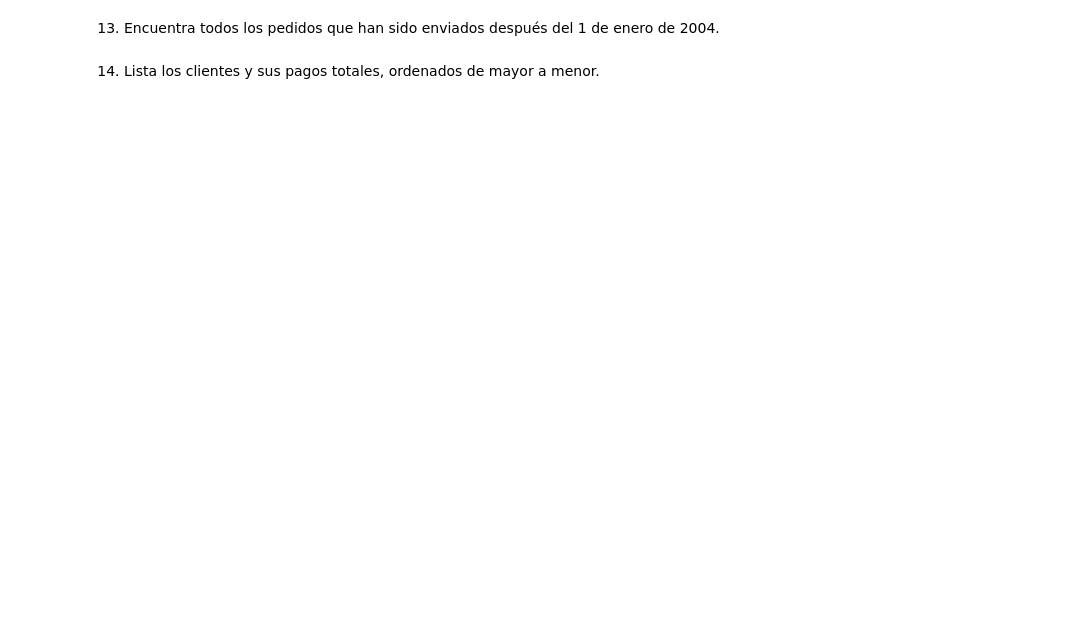
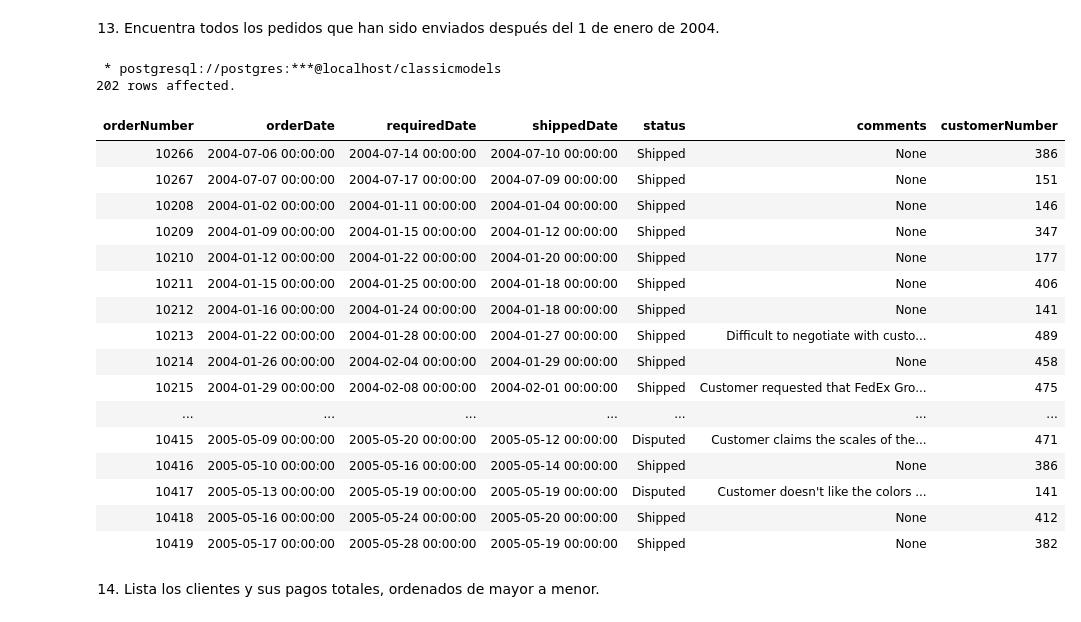
Before and after one commit to edithavalos/react-crud-app, a Jupyter notebook: Ejercicios_SQL.ipynb, the cells around one changed output. Drawn from its saved outputs; the diff is of its cells as text; code cells hidden in the pictures; blank space fills up the shorter version.

```diff
--- a/Ejercicios_SQL.ipynb
+++ b/Ejercicios_SQL.ipynb
@@ -514,5 +523,29 @@ ORDER BY p."productLine", p."productName";
 # %% [markdown]
 13. Encuentra todos los pedidos que han sido enviados después del 1 de enero de 2004.
+# %%
+%%sql
+SELECT * FROM orders o
+   WHERE o."shippedDate" > '2004-01-01';
+# %% [output]
+ * postgresql://postgres:***@localhost/classicmodels
+202 rows affected.
+| orderNumber | orderDate | requiredDate | shippedDate | status | comments | customerNumber |
+| 10266 | 2004-07-06 00:00:00 | 2004-07-14 00:00:00 | 2004-07-10 00:00:00 | Shipped | None | 386 |
+| 10267 | 2004-07-07 00:00:00 | 2004-07-17 00:00:00 | 2004-07-09 00:00:00 | Shipped | None | 151 |
+| 10208 | 2004-01-02 00:00:00 | 2004-01-11 00:00:00 | 2004-01-04 00:00:00 | Shipped | None | 146 |
+| 10209 | 2004-01-09 00:00:00 | 2004-01-15 00:00:00 | 2004-01-12 00:00:00 | Shipped | None | 347 |
+| 10210 | 2004-01-12 00:00:00 | 2004-01-22 00:00:00 | 2004-01-20 00:00:00 | Shipped | None | 177 |
+| 10211 | 2004-01-15 00:00:00 | 2004-01-25 00:00:00 | 2004-01-18 00:00:00 | Shipped | None | 406 |
+| 10212 | 2004-01-16 00:00:00 | 2004-01-24 00:00:00 | 2004-01-18 00:00:00 | Shipped | None | 141 |
+| 10213 | 2004-01-22 00:00:00 | 2004-01-28 00:00:00 | 2004-01-27 00:00:00 | Shipped | Difficult to negotiate with custo... | 489 |
+| 10214 | 2004-01-26 00:00:00 | 2004-02-04 00:00:00 | 2004-01-29 00:00:00 | Shipped | None | 458 |
+| 10215 | 2004-01-29 00:00:00 | 2004-02-08 00:00:00 | 2004-02-01 00:00:00 | Shipped | Customer requested that FedEx Gro... | 475 |
+| ... | ... | ... | ... | ... | ... | ... |
+| 10415 | 2005-05-09 00:00:00 | 2005-05-20 00:00:00 | 2005-05-12 00:00:00 | Disputed | Customer claims the scales of the... | 471 |
+| 10416 | 2005-05-10 00:00:00 | 2005-05-16 00:00:00 | 2005-05-14 00:00:00 | Shipped | None | 386 |
+| 10417 | 2005-05-13 00:00:00 | 2005-05-19 00:00:00 | 2005-05-19 00:00:00 | Disputed | Customer doesn't like the colors ... | 141 |
+| 10418 | 2005-05-16 00:00:00 | 2005-05-24 00:00:00 | 2005-05-20 00:00:00 | Shipped | None | 412 |
+| 10419 | 2005-05-17 00:00:00 | 2005-05-28 00:00:00 | 2005-05-19 00:00:00 | Shipped | None | 382 |
 # %% [markdown]
 14. Lista los clientes y sus pagos totales, ordenados de mayor a menor.
 # %%
```
Also changed, not shown: parts of 11 cells of this notebook.
